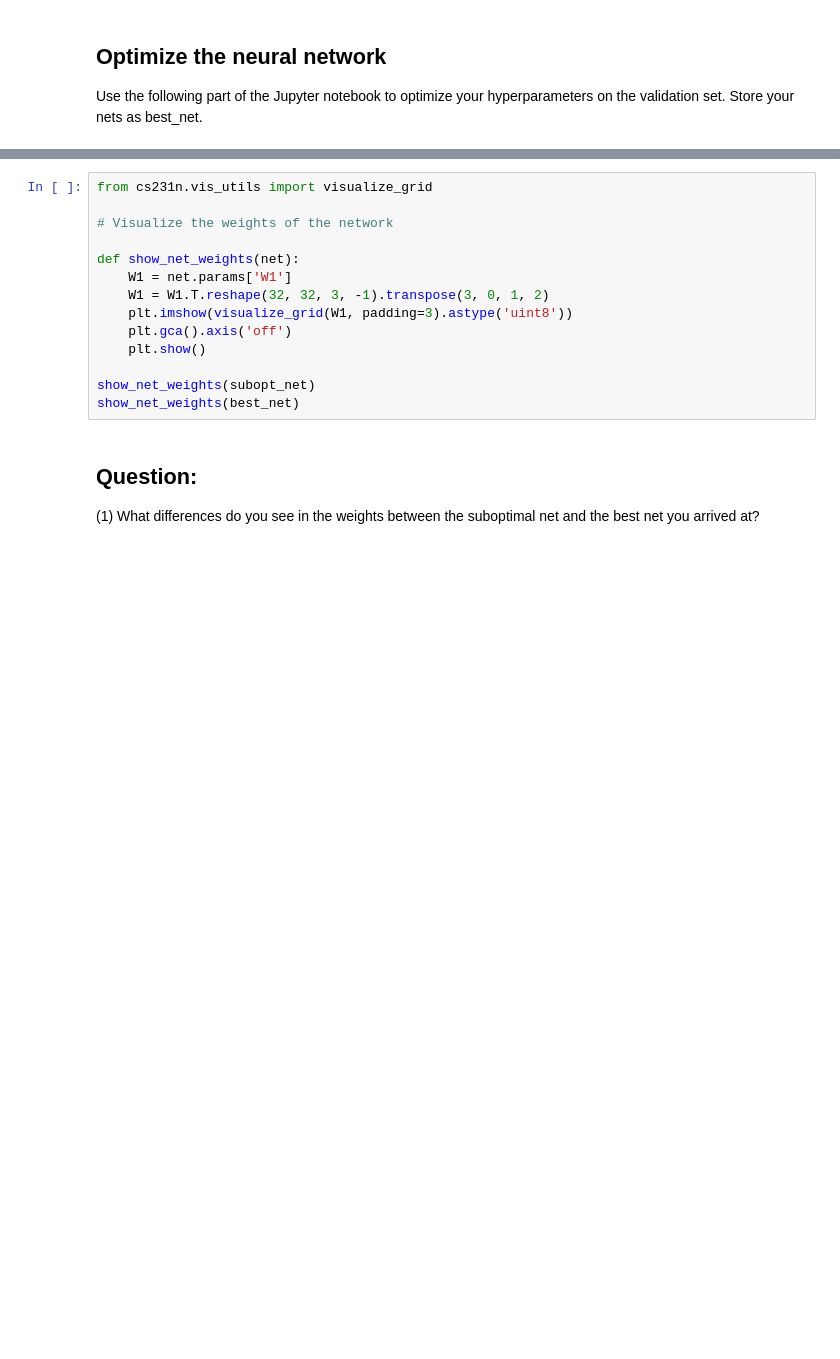
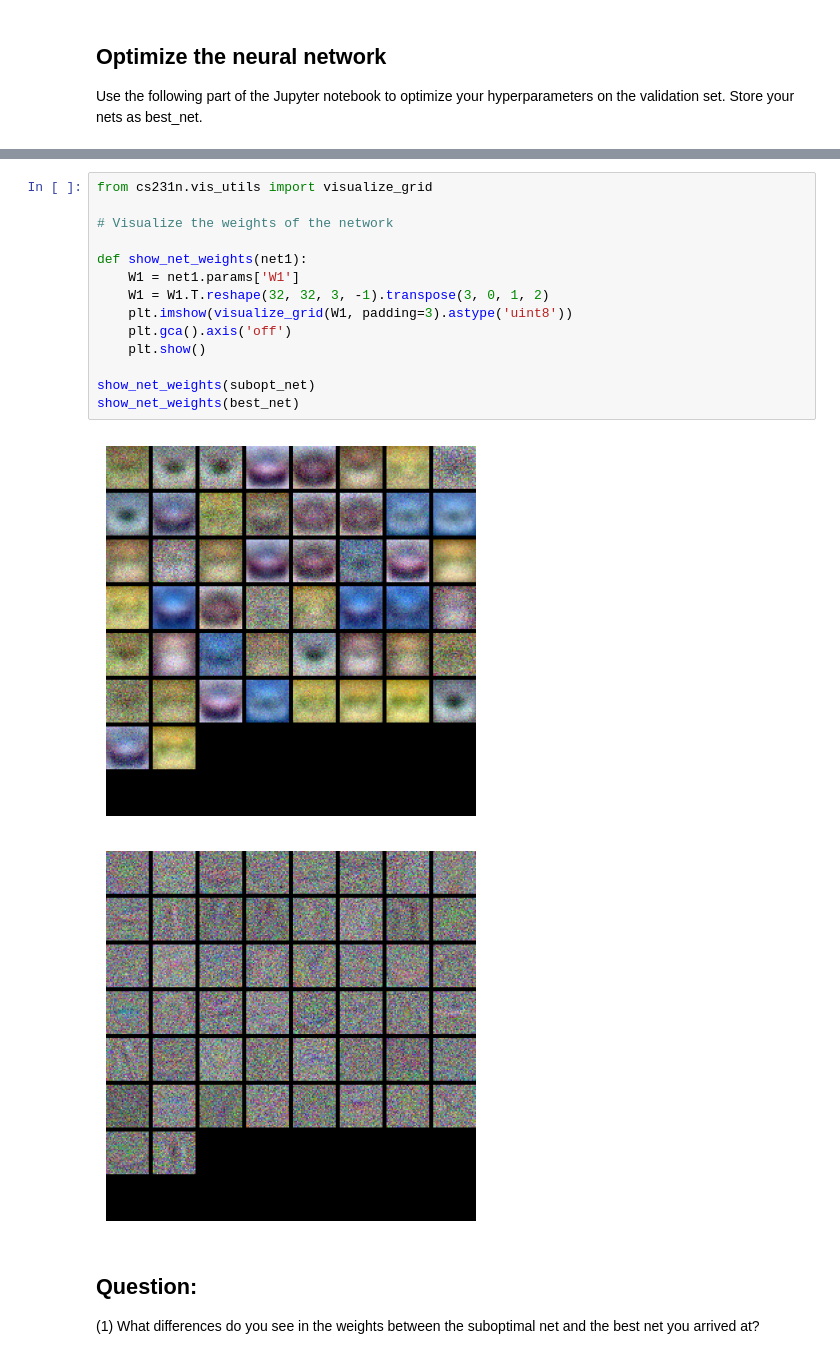
Before and after one commit to sonirohan/intro-ml, a Jupyter notebook: nn-deep-learning-c147/hw3/two_layer_nn_nosol.ipynb, the cells around one changed output, grey strips where cells are left out. Cells and saved outputs as stored; diff of their text form; blank space fills up the shorter version.

```diff
--- a/nn-deep-learning-c147/hw3/two_layer_nn_nosol.ipynb
+++ b/nn-deep-learning-c147/hw3/two_layer_nn_nosol.ipynb
@@ -255,17 +369,20 @@ best_net = net
 # %%
 from cs231n.vis_utils import visualize_grid
 
 # Visualize the weights of the network
 
-def show_net_weights(net):
-    W1 = net.params['W1']
+def show_net_weights(net1):
+    W1 = net1.params['W1']
     W1 = W1.T.reshape(32, 32, 3, -1).transpose(3, 0, 1, 2)
     plt.imshow(visualize_grid(W1, padding=3).astype('uint8'))
     plt.gca().axis('off')
     plt.show()
 
 show_net_weights(subopt_net)
 show_net_weights(best_net)
+# %% [output]
+[figure, added]
+[figure, added]
 # %% [markdown]
 ## Question:
 
```
Also changed, not shown: parts of 15 cells of this notebook, 4 other files.
